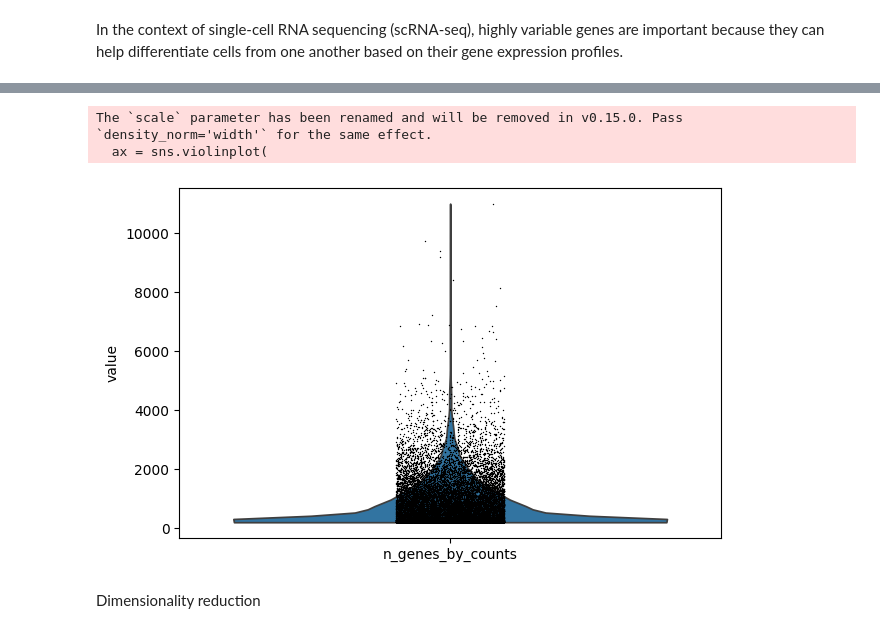
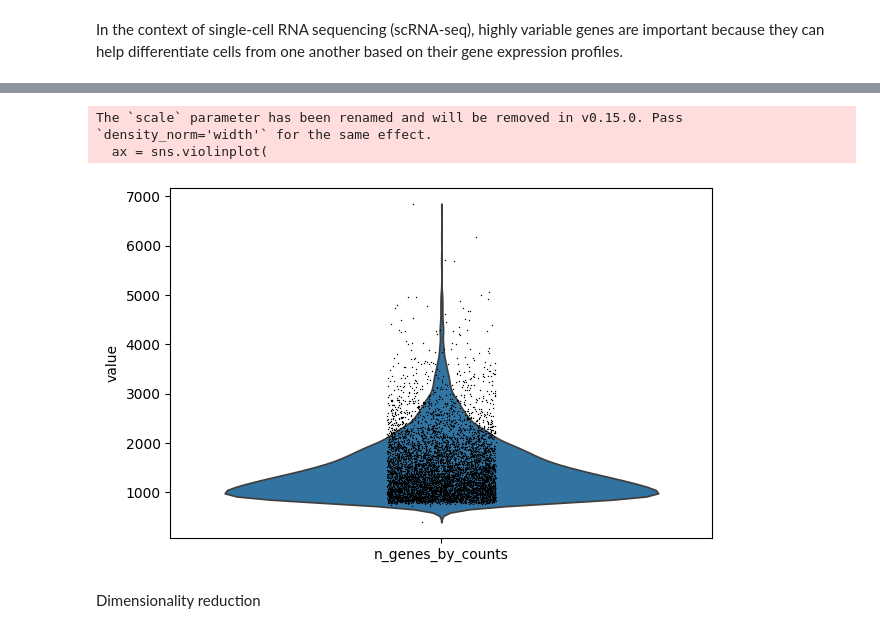
Before and after one commit to riccardoAli31/Gene-expression-changes-from-CNV, a Jupyter notebook: preprocessing/preprocessing_sample2.ipynb, the cells around one changed output, grey strips where cells are left out. Cells and saved outputs as stored; diff of their text form; code cells hidden in the pictures.

```diff
--- a/preprocessing/preprocessing_sample2.ipynb
+++ b/preprocessing/preprocessing_sample2.ipynb
@@ -143,0 +163,2 @@ View of AnnData object with n_obs × n_vars = 19118 × 2000
+# %%
+sample_2_filtered = sample_2_filtered[:, sample_2_filtered.var.highly_variable]
@@ -144,9 +172,9 @@ View of AnnData object with n_obs × n_vars = 19118 × 2000
 # %%
-p2 = sc.pl.violin(sample_2, "n_genes_by_counts")
+p2 = sc.pl.violin(sample_2_filtered, "n_genes_by_counts")
 # %% [output]
 The `scale` parameter has been renamed and will be removed in v0.15.0. Pass `density_norm='width'` for the same effect.
   ax = sns.violinplot(
-[figure, old version]
+[figure, new version]
 # %% [markdown]
 Dimensionality reduction
 # %%
```
Also changed, not shown: parts of 76 cells of this notebook.
